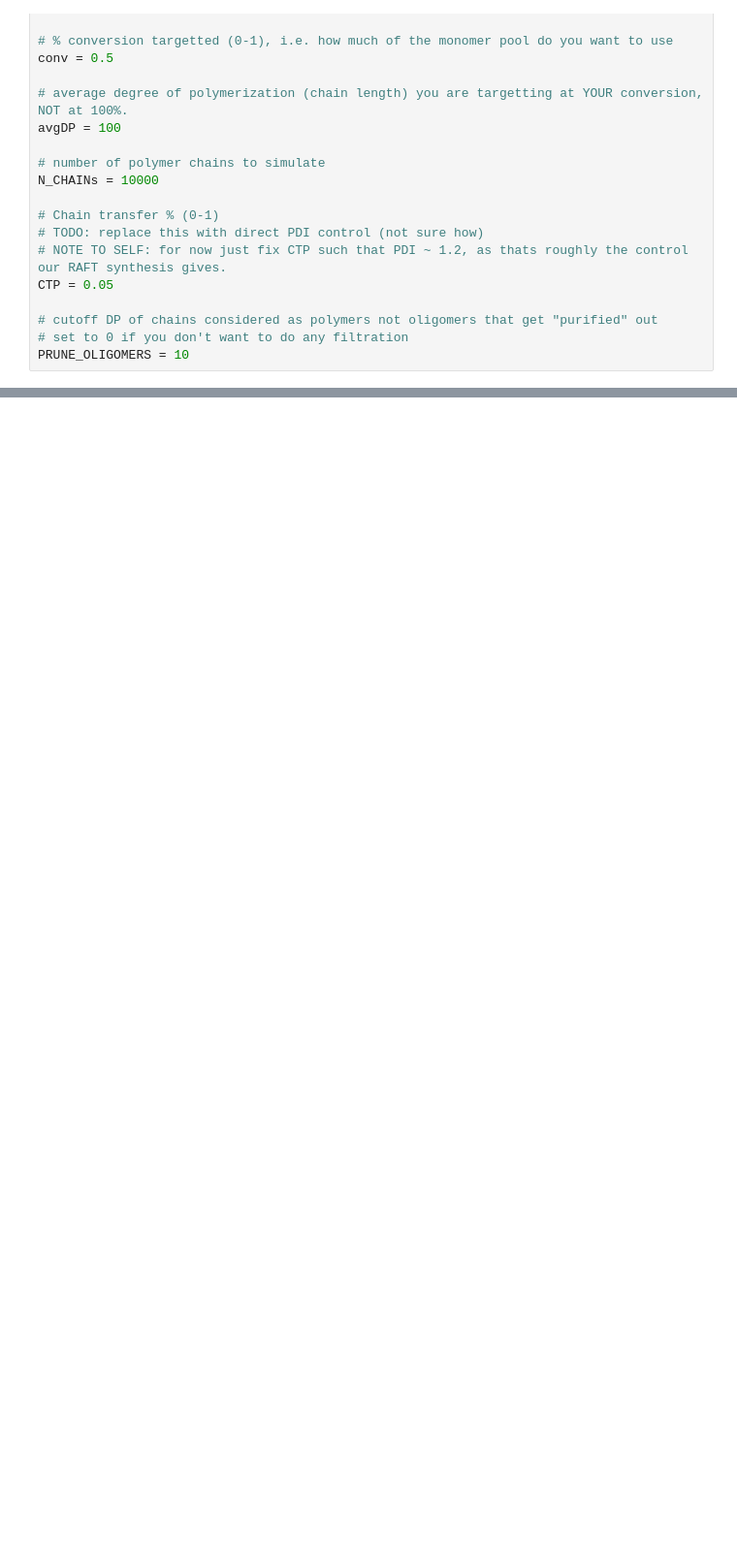
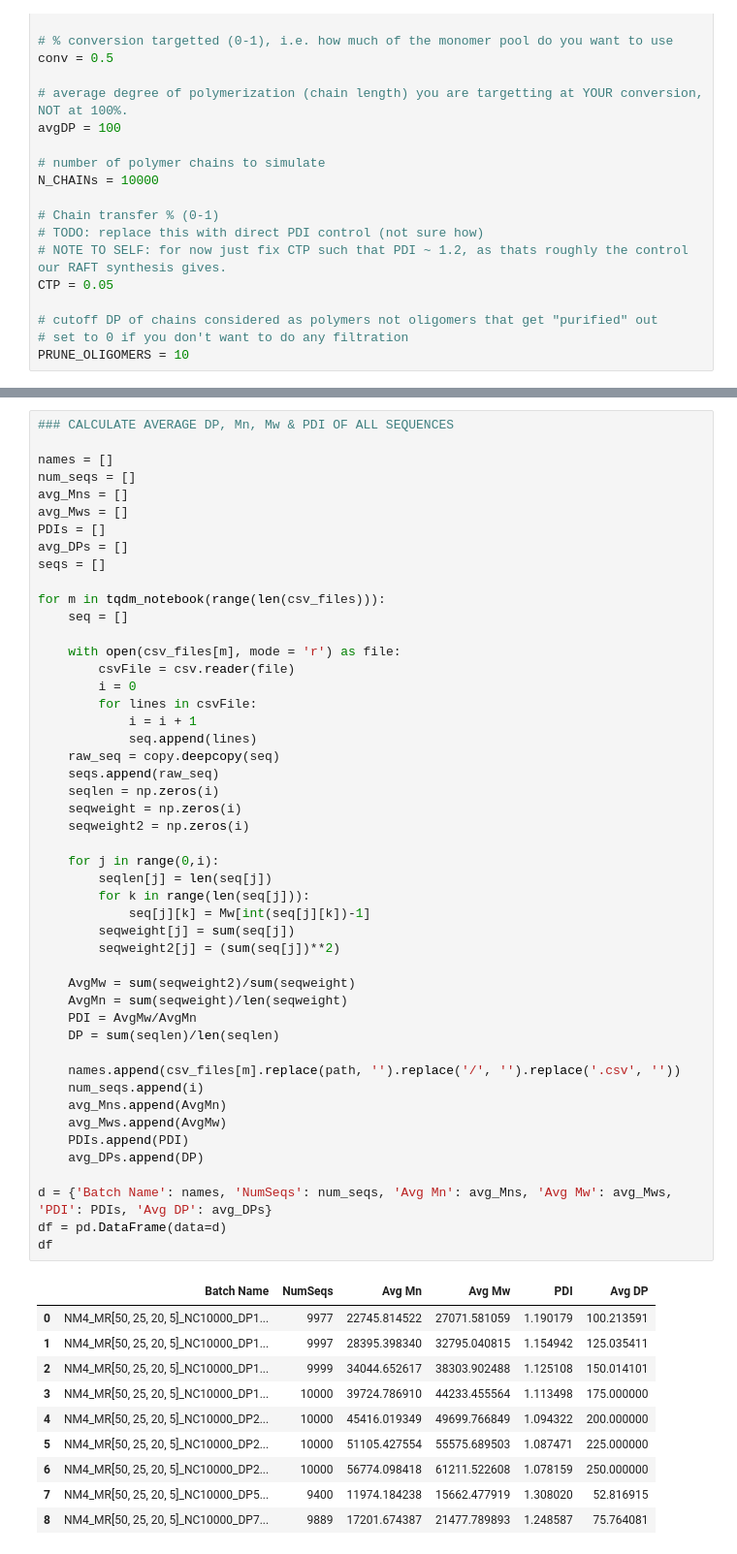
Before and after one commit to ivanjayapurna/RHPapp, a Jupyter notebook: HTP_compdrift.ipynb, the cells around one changed output, grey strips where cells are left out. Shown: that part at 97% size. Drawn from its saved outputs; the diff is of its cells as text; blank space fills up the shorter version.

```diff
--- a/HTP_compdrift.ipynb
+++ b/HTP_compdrift.ipynb
@@ -91,0 +152,59 @@ Simulation done! Sequence file saved @ 200.csv
+# %%
+### CALCULATE AVERAGE DP, Mn, Mw & PDI OF ALL SEQUENCES
+
+names = []
+num_seqs = []
+avg_Mns = []
+avg_Mws = []
+PDIs = []
+avg_DPs = []
+seqs = []
+
+for m in tqdm_notebook(range(len(csv_files))):
+    seq = []
+
+    with open(csv_files[m], mode = 'r') as file:
+        csvFile = csv.reader(file)
+        i = 0
+        for lines in csvFile:
+            i = i + 1
+            seq.append(lines)
+    raw_seq = copy.deepcopy(seq)
+    seqs.append(raw_seq)
+    seqlen = np.zeros(i)
+    seqweight = np.zeros(i)
+    seqweight2 = np.zeros(i)
+
+    for j in range(0,i):
+        seqlen[j] = len(seq[j])
+        for k in range(len(seq[j])):
+            seq[j][k] = Mw[int(seq[j][k])-1]
+        seqweight[j] = sum(seq[j])
+        seqweight2[j] = (sum(seq[j])**2)
+
+    AvgMw = sum(seqweight2)/sum(seqweight)
+    AvgMn = sum(seqweight)/len(seqweight)
+    PDI = AvgMw/AvgMn
+    DP = sum(seqlen)/len(seqlen)
+
+    names.append(csv_files[m].replace(path, '').replace('/', '').replace('.csv', ''))
+    num_seqs.append(i)
+    avg_Mns.append(AvgMn)
+    avg_Mws.append(AvgMw)
+    PDIs.append(PDI)
+    avg_DPs.append(DP)
+
+d = {'Batch Name': names, 'NumSeqs': num_seqs, 'Avg Mn': avg_Mns, 'Avg Mw': avg_Mws, 'PDI': PDIs, 'Avg DP': avg_DPs}
+df = pd.DataFrame(data=d)
+df
+# %% [output]
+|  | Batch Name | NumSeqs | Avg Mn | Avg Mw | PDI | Avg DP |
+| 0 | NM4_MR[50, 25, 20, 5]_NC10000_DP1... | 9977 | 22745.814522 | 27071.581059 | 1.190179 | 100.213591 |
+| 1 | NM4_MR[50, 25, 20, 5]_NC10000_DP1... | 9997 | 28395.398340 | 32795.040815 | 1.154942 | 125.035411 |
+| 2 | NM4_MR[50, 25, 20, 5]_NC10000_DP1... | 9999 | 34044.652617 | 38303.902488 | 1.125108 | 150.014101 |
+| 3 | NM4_MR[50, 25, 20, 5]_NC10000_DP1... | 10000 | 39724.786910 | 44233.455564 | 1.113498 | 175.000000 |
+| 4 | NM4_MR[50, 25, 20, 5]_NC10000_DP2... | 10000 | 45416.019349 | 49699.766849 | 1.094322 | 200.000000 |
+| 5 | NM4_MR[50, 25, 20, 5]_NC10000_DP2... | 10000 | 51105.427554 | 55575.689503 | 1.087471 | 225.000000 |
+| 6 | NM4_MR[50, 25, 20, 5]_NC10000_DP2... | 10000 | 56774.098418 | 61211.522608 | 1.078159 | 250.000000 |
+| 7 | NM4_MR[50, 25, 20, 5]_NC10000_DP5... | 9400 | 11974.184238 | 15662.477919 | 1.308020 | 52.816915 |
+| 8 | NM4_MR[50, 25, 20, 5]_NC10000_DP7... | 9889 | 17201.674387 | 21477.789893 | 1.248587 | 75.764081 |
```
Also changed, not shown: parts of 19 cells of this notebook, 10 other files.
